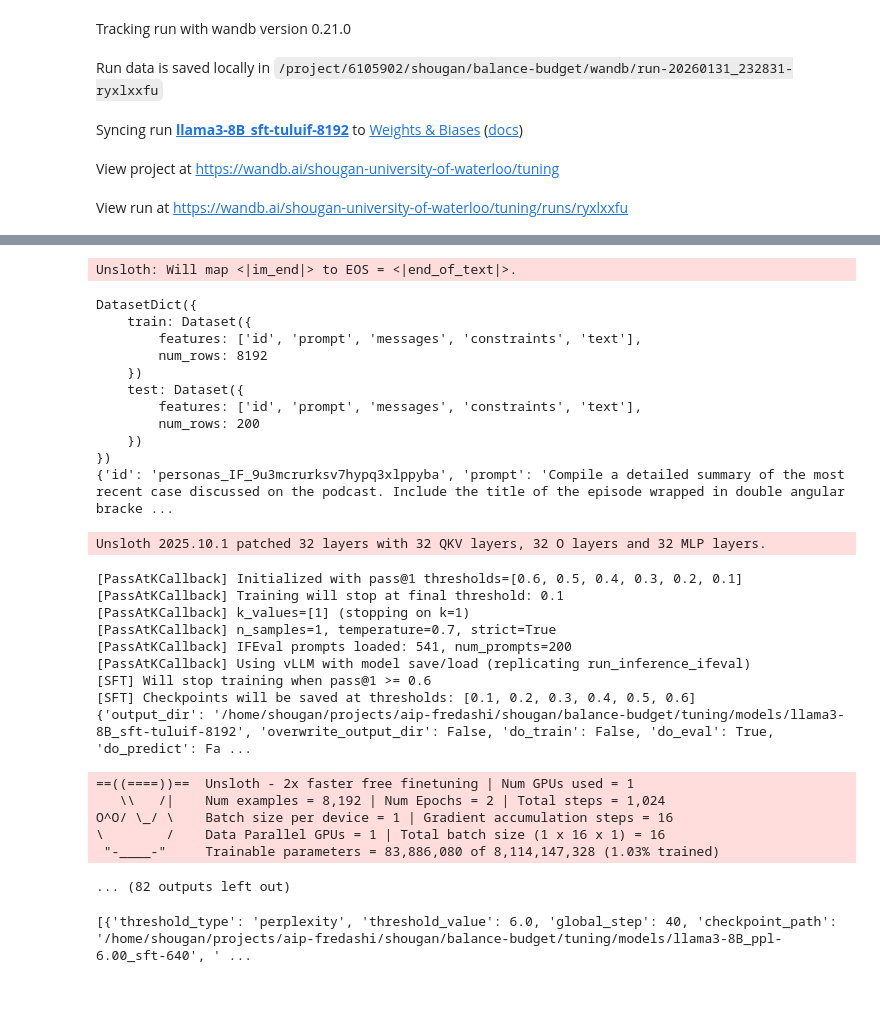
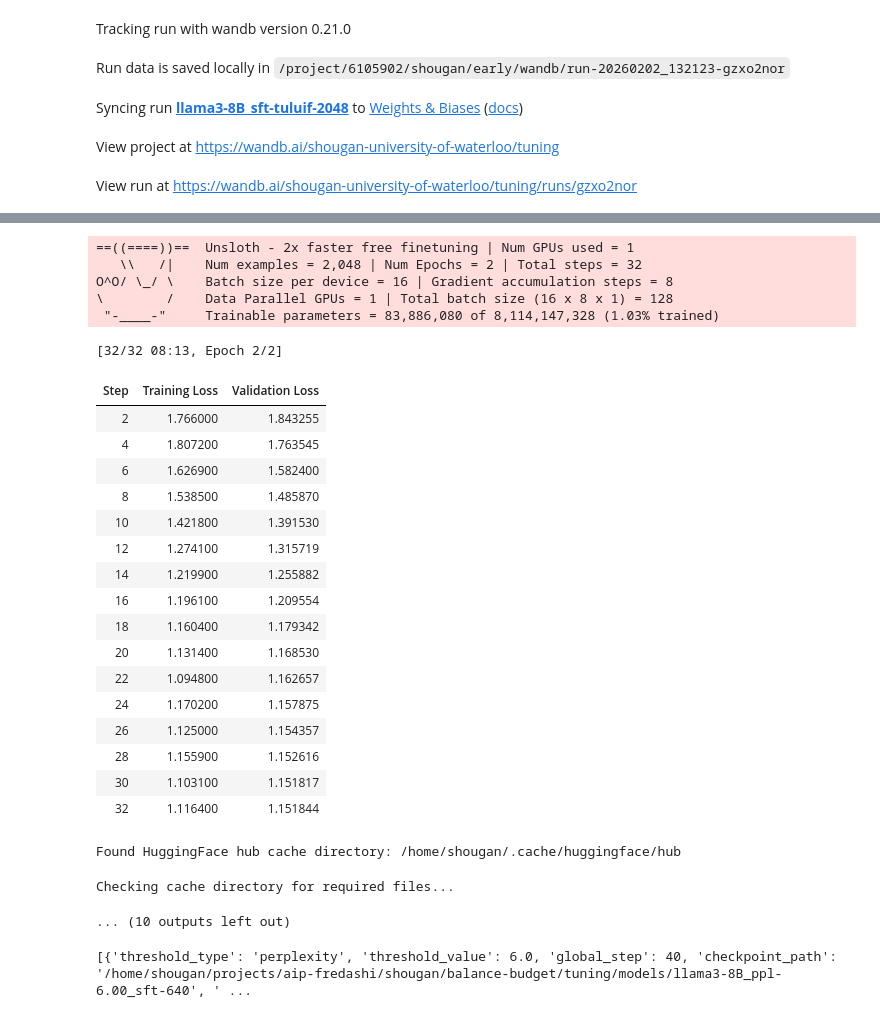
Before and after one commit to lucedes27/balance-budget, a Jupyter notebook: tuning/training/passk_pipeline.ipynb, the cells around one changed output, grey strips where cells are left out. Cells and saved outputs as stored; diff of their text form; code cells hidden in the pictures.

```diff
--- a/tuning/training/passk_pipeline.ipynb
+++ b/tuning/training/passk_pipeline.ipynb
@@ -36,9 +32,7 @@ importlib.reload(tuning.training.dpo_training)
 from tuning.training.dpo_training import train_model_dpo
 # %%
 MODEL = "llama3-8B"
-total_train_size = 8192  # 29980
-perplexity_thresholds = [7.0,6.0, 5.75, 5.5, 5.25, 5.0, 4.75, 4.5, 4.25,4.0, 3.9, 3.8, 3.7, 3.6,3.55,3.5,3.45,3.4,3.35,3.3, 3.25, 3.2, 3.15, 3.1]
-perplexity_thresholds = [6.0, 5.0]
+total_train_size = 2048  # 29980
 # %%
 dataset_config = DatasetConfig(
     dataset = "tuluif",
@@ -55,12 +49,12 @@ run_config = SFTRunConfig(
     do_evaluation=False,
 )
 passk_config = PassAtKConfig( # this is just to dynamically view the pass@1 of ifeval
-    target_pass_at_k=[0.1, 0.2, 0.3,0.4,0.5,0.6],
+    target_pass_at_k=[0.1, 0.2, 0.3,0.4,0.5,0.6, 0.9],
     k_values=[1],
     n_samples=1,
-    num_prompts=200,
+    num_prompts=50,
     temperature=0.7,
-    strict=True,
+    strict=False,
     enabled=True,
 )
 
@@ -68,9 +62,9 @@ lora_config = LoraConfig()
 model_load_config = ModelLoadConfig()
 model_load_config.max_seq_length = 4096
 training_args = TrainingArgumentsConfig()
-training_args.eval_steps = 50
+training_args.eval_steps = 2
+training_args.save_steps = 2
 # %%
-import wandb
 run = wandb.init(
     name=run_config.run_name,
     project="tuning",
@@ -85,6 +79,6 @@ with run:
         lora_config = lora_config,
         model_load_config = model_load_config,
         training_args = training_args,
-        passk_config = passk_config
+        # passk_config = passk_config
     )
 # %% [output]
@@ -93,5 +85,5 @@ wandb: WARNING Using a boolean value for 'reinit' is deprecated. Use 'return_pre
 Tracking run with wandb version 0.21.0
-Run data is saved locally in /project/6105902/shougan/balance-budget/wandb/run-20260131_232831-ryxlxxfu
+Run data is saved locally in /project/6105902/shougan/early/wandb/run-20260202_132123-gzxo2nor
-Syncing run llama3-8B_sft-tuluif-8192 to Weights & Biases (docs)
+Syncing run llama3-8B_sft-tuluif-2048 to Weights & Biases (docs)
 View project at https://wandb.ai/shougan-university-of-waterloo/tuning
-View run at https://wandb.ai/shougan-university-of-waterloo/tuning/runs/ryxlxxfu
+View run at https://wandb.ai/shougan-university-of-waterloo/tuning/runs/gzxo2nor
@@ -115,31 +119,29 @@ Unsloth: Fast downloading is enabled - ignore downloading bars which are red col
-Unsloth: Will map <|im_end|> to EOS = <|end_of_text|>.
+==((====))==  Unsloth - 2x faster free finetuning | Num GPUs used = 1
+   \\   /|    Num examples = 2,048 | Num Epochs = 2 | Total steps = 32
+O^O/ \_/ \    Batch size per device = 16 | Gradient accumulation steps = 8
+\        /    Data Parallel GPUs = 1 | Total batch size (16 x 8 x 1) = 128
+ "-____-"     Trainable parameters = 83,886,080 of 8,114,147,328 (1.03% trained)
-DatasetDict({
-    train: Dataset({
-        features: ['id', 'prompt', 'messages', 'constraints', 'text'],
-        num_rows: 8192
-    })
-    test: Dataset({
-        features: ['id', 'prompt', 'messages', 'constraints', 'text'],
-        num_rows: 200
-    })
-})
-{'id': 'personas_IF_9u3mcrurksv7hypq3xlppyba', 'prompt': 'Compile a detailed summary of the most recent case discussed on the podcast. Include the title of the episode wrapped in double angular bracke ...
+[32/32 08:13, Epoch 2/2]
+| Step | Training Loss | Validation Loss |
+| 2 | 1.766000 | 1.843255 |
+| 4 | 1.807200 | 1.763545 |
+| 6 | 1.626900 | 1.582400 |
+| 8 | 1.538500 | 1.485870 |
+| 10 | 1.421800 | 1.391530 |
+| 12 | 1.274100 | 1.315719 |
+| 14 | 1.219900 | 1.255882 |
+| 16 | 1.196100 | 1.209554 |
+| 18 | 1.160400 | 1.179342 |
+| 20 | 1.131400 | 1.168530 |
+| 22 | 1.094800 | 1.162657 |
+| 24 | 1.170200 | 1.157875 |
+| 26 | 1.125000 | 1.154357 |
+| 28 | 1.155900 | 1.152616 |
+| 30 | 1.103100 | 1.151817 |
+| 32 | 1.116400 | 1.151844 |
-Unsloth 2025.10.1 patched 32 layers with 32 QKV layers, 32 O layers and 32 MLP layers.
+Found HuggingFace hub cache directory: /home/shougan/.cache/huggingface/hub
-[PassAtKCallback] Initialized with pass@1 thresholds=[0.6, 0.5, 0.4, 0.3, 0.2, 0.1]
-[PassAtKCallback] Training will stop at final threshold: 0.1
-[PassAtKCallback] k_values=[1] (stopping on k=1)
-[PassAtKCallback] n_samples=1, temperature=0.7, strict=True
-[PassAtKCallback] IFEval prompts loaded: 541, num_prompts=200
-[PassAtKCallback] Using vLLM with model save/load (replicating run_inference_ifeval)
-[SFT] Will stop training when pass@1 >= 0.6
-[SFT] Checkpoints will be saved at thresholds: [0.1, 0.2, 0.3, 0.4, 0.5, 0.6]
-{'output_dir': '/home/shougan/projects/aip-fredashi/shougan/balance-budget/tuning/models/llama3-8B_sft-tuluif-8192', 'overwrite_output_dir': False, 'do_train': False, 'do_eval': True, 'do_predict': Fa ...
+Checking cache directory for required files...
-==((====))==  Unsloth - 2x faster free finetuning | Num GPUs used = 1
-   \\   /|    Num examples = 8,192 | Num Epochs = 2 | Total steps = 1,024
-O^O/ \_/ \    Batch size per device = 1 | Gradient accumulation steps = 16
-\        /    Data Parallel GPUs = 1 | Total batch size (1 x 16 x 1) = 16
- "-____-"     Trainable parameters = 83,886,080 of 8,114,147,328 (1.03% trained)
+... (10 outputs left out)
-... (82 outputs left out)
 # %%
 ppl_callback = callbacks[-1]
 metadata_file = ppl_callback.metadata_path
```
Also changed, not shown: parts of 3 cells of this notebook, 5 other files.
